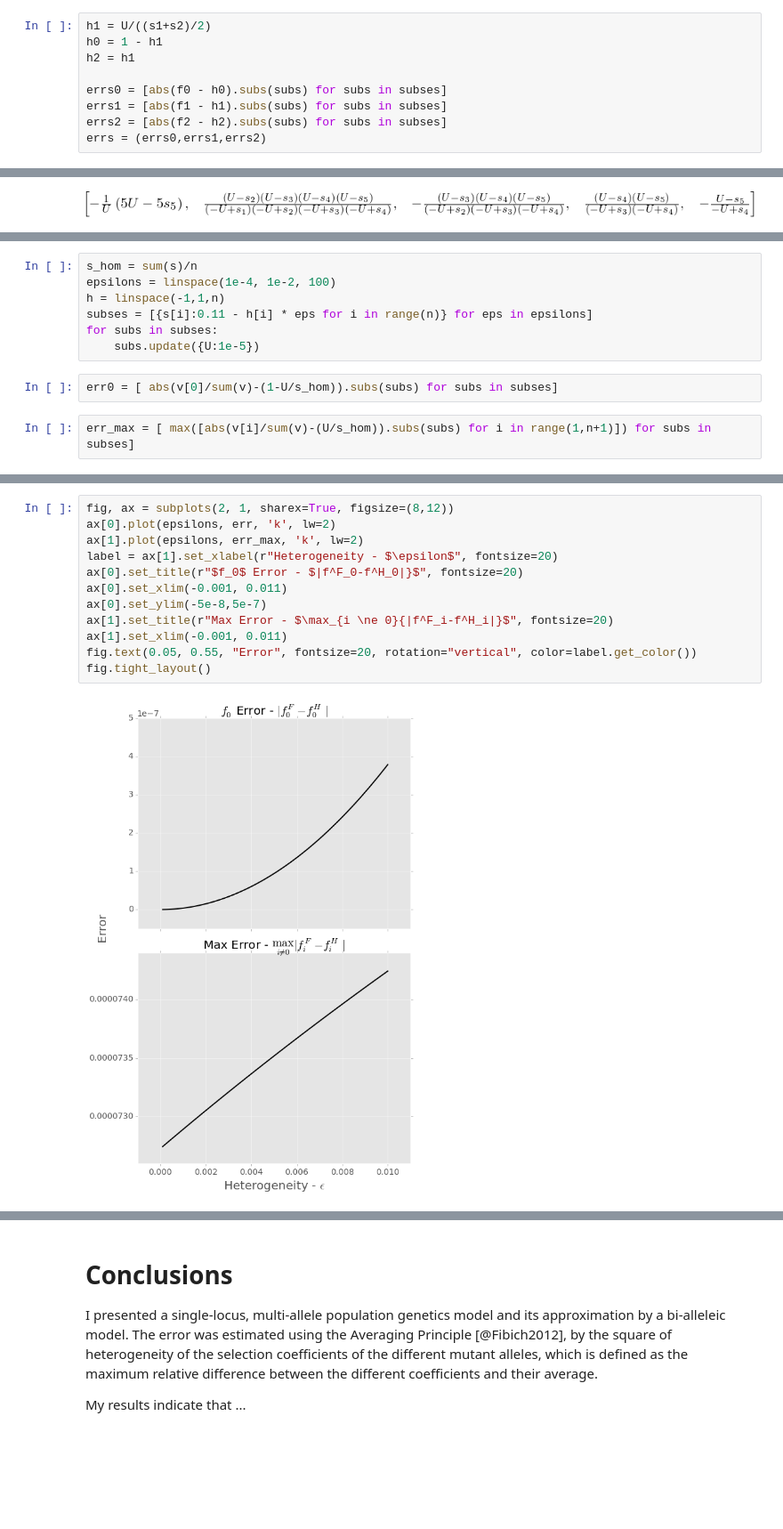
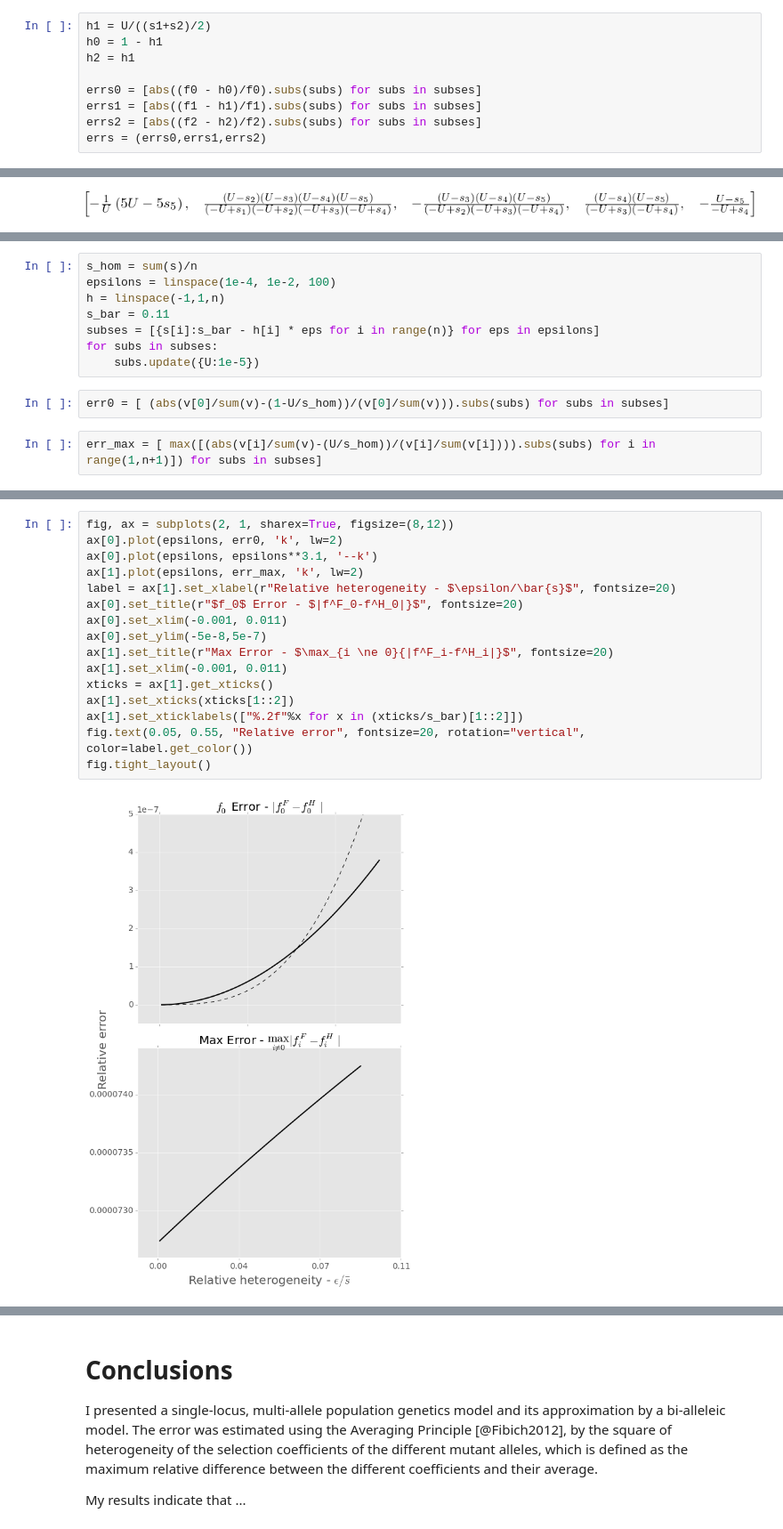
Before and after one commit to yoavram/ipython-notebooks, a Jupyter notebook: MathModels project - s.ipynb, the cells around one changed output, grey strips where cells are left out. Shown at 89% size. Drawn from its saved outputs; the diff is of its cells as text; blank space fills up the shorter version.

```diff
--- a/MathModels project - s.ipynb
+++ b/MathModels project - s.ipynb
@@ -269,7 +270,7 @@ h1 = U/((s1+s2)/2)
 h0 = 1 - h1
 h2 = h1
 
-errs0 = [abs(f0 - h0).subs(subs) for subs in subses]
-errs1 = [abs(f1 - h1).subs(subs) for subs in subses]
-errs2 = [abs(f2 - h2).subs(subs) for subs in subses]
+errs0 = [abs((f0 - h0)/f0).subs(subs) for subs in subses]
+errs1 = [abs((f1 - h1)/f1).subs(subs) for subs in subses]
+errs2 = [abs((f2 - h2)/f2).subs(subs) for subs in subses]
 errs = (errs0,errs1,errs2)
@@ -399,10 +404,11 @@ vx[:min(5,n)]
 s_hom = sum(s)/n
 epsilons = linspace(1e-4, 1e-2, 100)
 h = linspace(-1,1,n)
-subses = [{s[i]:0.11 - h[i] * eps for i in range(n)} for eps in epsilons]
+s_bar = 0.11
+subses = [{s[i]:s_bar - h[i] * eps for i in range(n)} for eps in epsilons]
 for subs in subses:
     subs.update({U:1e-5})
 # %%
-err0 = [ abs(v[0]/sum(v)-(1-U/s_hom)).subs(subs) for subs in subses]
+err0 = [ (abs(v[0]/sum(v)-(1-U/s_hom))/(v[0]/sum(v))).subs(subs) for subs in subses]
 # %%
-err_max = [ max([abs(v[i]/sum(v)-(U/s_hom)).subs(subs) for i in range(1,n+1)]) for subs in subses]
+err_max = [ max([(abs(v[i]/sum(v)-(U/s_hom))/(v[i]/sum(v[i]))).subs(subs) for i in range(1,n+1)]) for subs in subses]
@@ -409,14 +417,18 @@ err_max = [ max([abs(v[i]/sum(v)-(U/s_hom)).subs(subs) for i in range(1,n+1)]) f
 # %%
 fig, ax = subplots(2, 1, sharex=True, figsize=(8,12))
-ax[0].plot(epsilons, err, 'k', lw=2)
+ax[0].plot(epsilons, err0, 'k', lw=2)
+ax[0].plot(epsilons, epsilons**3.1, '--k')
 ax[1].plot(epsilons, err_max, 'k', lw=2)
-label = ax[1].set_xlabel(r"Heterogeneity - $\epsilon$", fontsize=20)
+label = ax[1].set_xlabel(r"Relative heterogeneity - $\epsilon/\bar{s}$", fontsize=20)
 ax[0].set_title(r"$f_0$ Error - $|f^F_0-f^H_0|}$", fontsize=20)
 ax[0].set_xlim(-0.001, 0.011)
 ax[0].set_ylim(-5e-8,5e-7)
 ax[1].set_title(r"Max Error - $\max_{i \ne 0}{|f^F_i-f^H_i|}$", fontsize=20)
 ax[1].set_xlim(-0.001, 0.011)
-fig.text(0.05, 0.55, "Error", fontsize=20, rotation="vertical", color=label.get_color())
+xticks = ax[1].get_xticks()
+ax[1].set_xticks(xticks[1::2])
+ax[1].set_xticklabels(["%.2f"%x for x in (xticks/s_bar)[1::2]])
+fig.text(0.05, 0.55, "Relative error", fontsize=20, rotation="vertical", color=label.get_color())
 fig.tight_layout()
 # %% [output]
-[figure, old version]
+[figure, new version]
```
Also changed, not shown: parts of 9 cells of this notebook.
